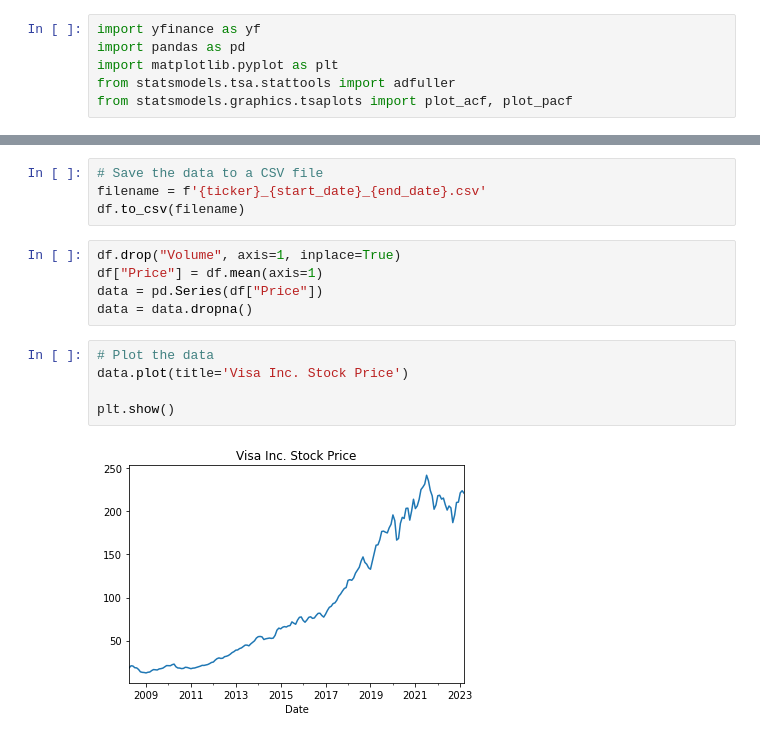
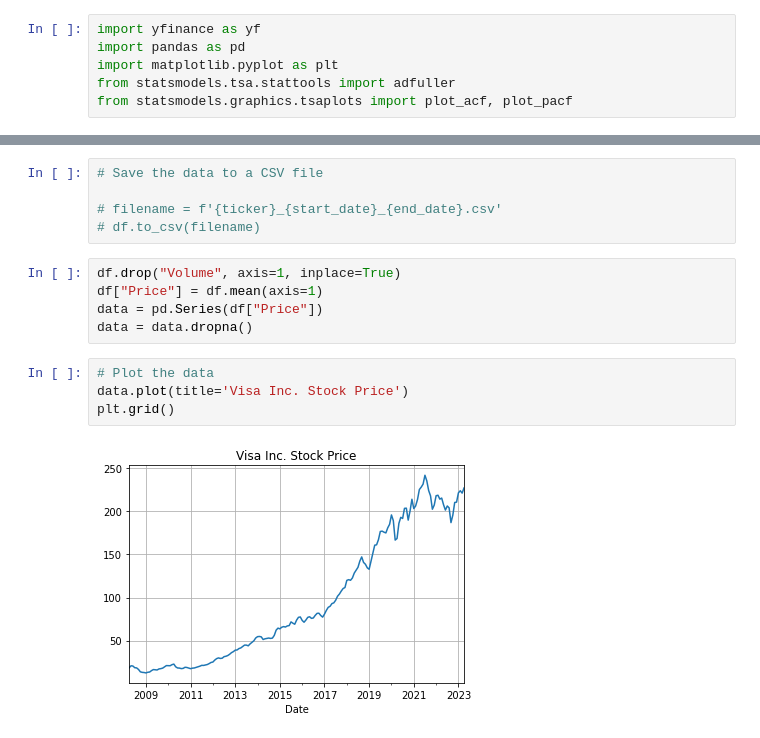
Before and after one commit to bragesolheim/G13_DAT550, a Jupyter notebook: non_seasonal_stock.ipynb, the cells around one changed output, grey strips where cells are left out. Drawn from its saved outputs; the diff is of its cells as text.

```diff
--- a/non_seasonal_stock.ipynb
+++ b/non_seasonal_stock.ipynb
@@ -17,8 +14,9 @@ df_copy = df.copy()
 [*********************100%***********************]  1 of 1 completed
 # %%
 # Save the data to a CSV file
-filename = f'{ticker}_{start_date}_{end_date}.csv'
-df.to_csv(filename)
+
+# filename = f'{ticker}_{start_date}_{end_date}.csv'
+# df.to_csv(filename)
 # %%
 df.drop("Volume", axis=1, inplace=True)
 df["Price"] = df.mean(axis=1)
@@ -27,7 +25,6 @@ data = data.dropna()
 # %%
 # Plot the data
 data.plot(title='Visa Inc. Stock Price')
-
-plt.show()
+plt.grid()
 # %% [output]
-[figure, old version]
+[figure, new version]
```
Also changed, not shown: parts of 9 cells of this notebook, 1 other file.
